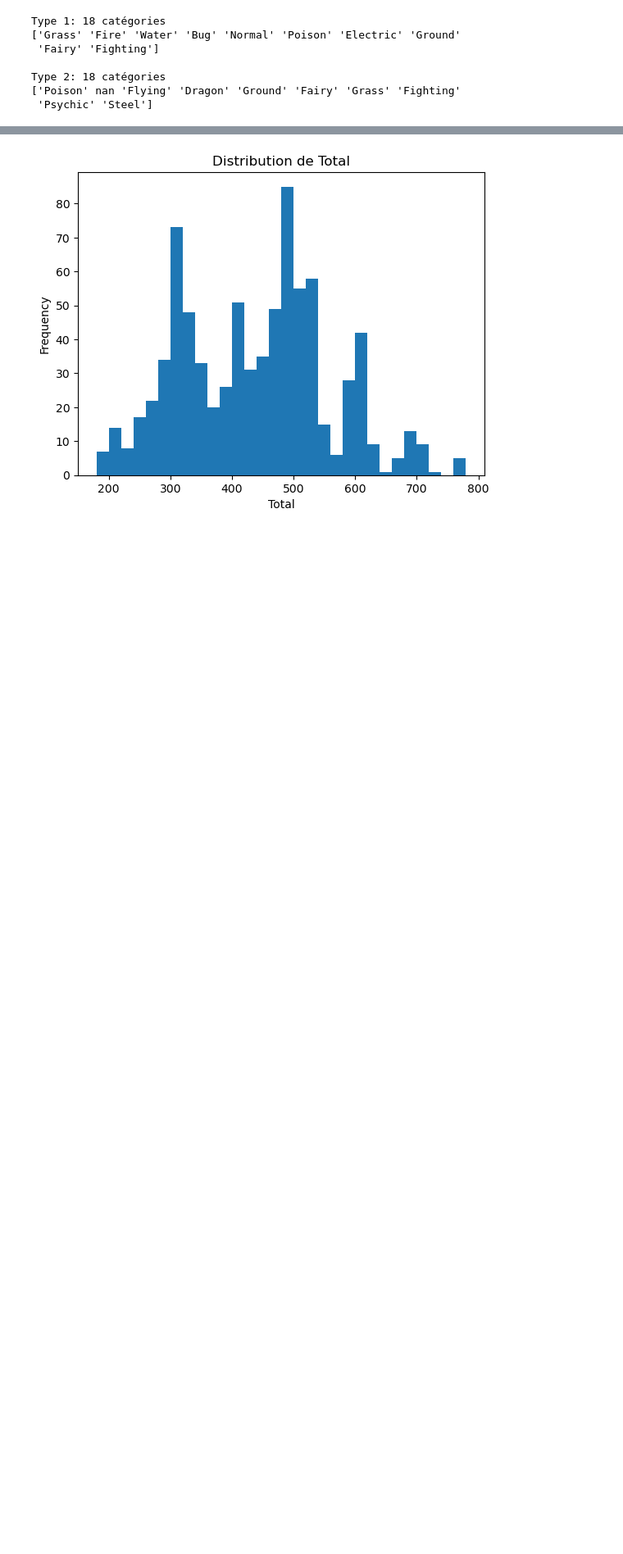
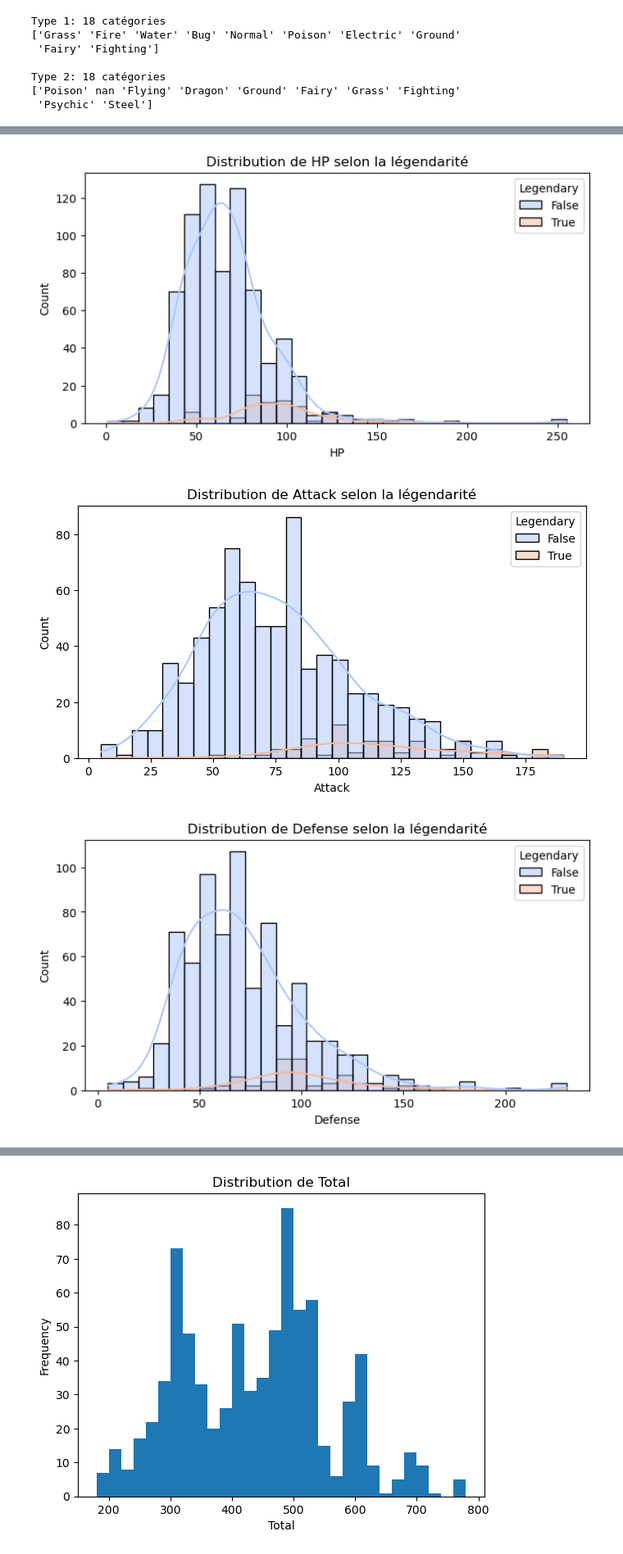
Before and after one commit to anaisblh/Projet-Machine-Learning, a Jupyter notebook: Machine_Learning_Project.ipynb, the cells around one changed output, grey strips where cells are left out. Shown: that part at 82% size. Cells and saved outputs as stored; diff of their text form; code cells hidden in the pictures; blank space fills up the shorter version.

```diff
--- a/Machine_Learning_Project.ipynb
+++ b/Machine_Learning_Project.ipynb
@@ -4,13 +4,14 @@
 import pandas as pd
 import numpy as np
 import matplotlib.pyplot as plt
-import kagglehub
-
-# Détection du bon chemin vers le fichier CSV
+import seaborn as sns
+from scipy.stats import ttest_ind
+from sklearn.preprocessing import StandardScaler
+from sklearn.decomposition import PCA
+import warnings
+warnings.filterwarnings('ignore')
 import os
-
-path = kagglehub.dataset_download("abcsds/pokemon")
-df = pd.read_csv(f"{path}/Pokemon.csv")
+df = pd.read_csv("Pokemon.csv")
 df.head()
 # %% [output]
 |  | # | Name | Type 1 | Type 2 | Total | HP | Attack | Defense | Sp. Atk | Sp. Def | Speed | ... |
@@ -103,0 +101,12 @@ Name: count, dtype: int64
+# %%
+features_num = ['HP','Attack','Defense','Sp. Atk','Sp. Def','Speed','Total']
+
+for col in features_num:
+    plt.figure(figsize=(8,4))
+    sns.histplot(df, x=col, hue='Legendary', bins=30, kde=True, palette='coolwarm')
+    plt.title(f'Distribution de {col} selon la légendarité')
+    plt.show()
+# %% [output]
+[figure, added]
+[figure, added]
+[figure, added]
```
Also changed, not shown: parts of 31 cells of this notebook.
